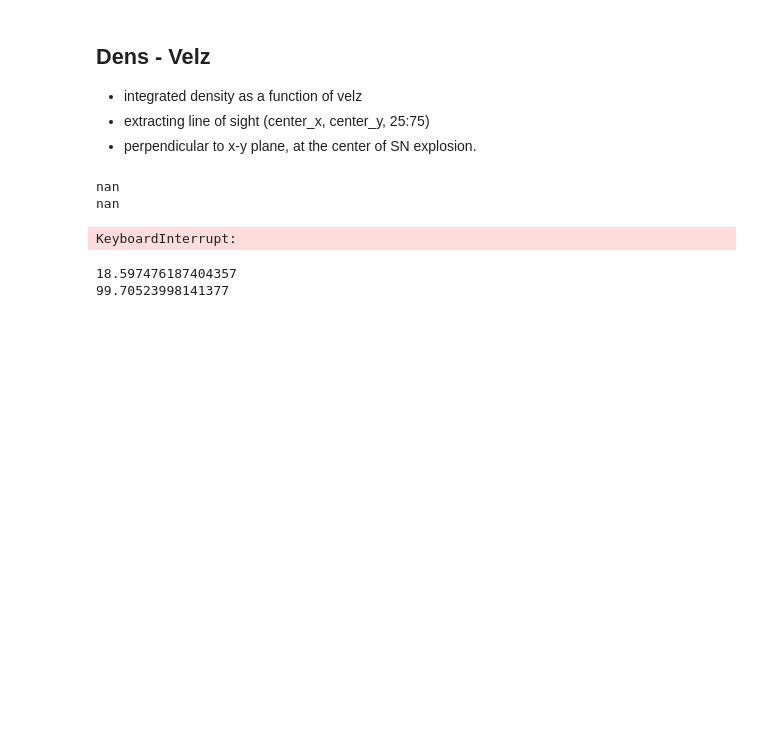
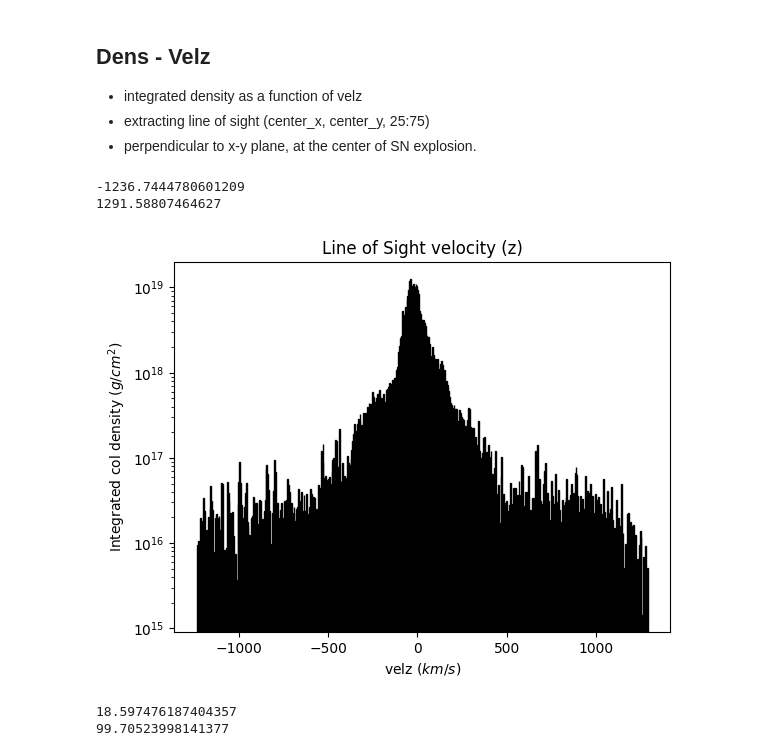
Before and after one commit to Joycelyn-Chen/AstroSegTrack, a Jupyter notebook: analysis/SB230/shockwave_vel.ipynb, the cells around one changed output. Drawn from its saved outputs; the diff is of its cells as text; code cells hidden in the pictures; blank space fills up the shorter version.

```diff
--- a/analysis/SB230/shockwave_vel.ipynb
+++ b/analysis/SB230/shockwave_vel.ipynb
@@ -358,50 +364,58 @@ plt.show()
 - integrated density as a function of velz
 - extracting line of sight (center_x, center_y, 25:75)
 - perpendicular to x-y plane, at the center of SN explosion.
+# %%
+# integrating all velz and dens in the ring masks
+velz_acc = []
+dens_acc = []
+
+for z in range(upper_b - lower_b):
+    velz_acc.extend(ringed_stack[z]['velz'])
+    dens_acc.extend(ringed_stack[z]['dens'])
 # %%
 # at center coordinates
 
-LoS_velz = velz_roi #new_velz[center_x, center_y, 25:75].T[::]
-LoS_coldens = dens_roi #new_dens[center_x, center_y, 25:75].T[::]
+LoS_velz = velz_acc #velz_roi #new_velz[center_x, center_y, 25:75].T[::]
+LoS_coldens = dens_acc # dens_roi #new_dens[center_x, center_y, 25:75].T[::]
 
 print(np.min(LoS_velz))
 print(np.max(LoS_velz))
 
 sortidx = np.argsort(LoS_velz)
-sorted_velz = LoS_velz[sortidx]
-sorted_dens = LoS_coldens[sortidx]
+sorted_velz = np.array(LoS_velz)[sortidx]
+sorted_dens = np.array(LoS_coldens)[sortidx]
 
-bins = np.linspace(sorted_velz.min(), sorted_velz.max(), 500)  # 21 bins means 22 edges
+bins = np.linspace(int(sorted_velz.min()), int(sorted_velz.max()), 500)  # 21 bins means 22 edges
 bin_centers = 0.5 * (bins[:-1] + bins[1:])  # Calculate bin centers for plotting
 
 indices = np.digitize(sorted_velz, bins)
 
 binned_densities = np.zeros(len(bins)-1)
 for i in range(1, len(bins)):
     binned_densities[i-1] = sorted_dens[indices == i].sum()
 
 fig, ax = plt.subplots()
 ax.bar(bin_centers, binned_densities, width=np.diff(bins), edgecolor='black', align='center')
 ax.set_xlabel('velz ($km/s$)')
 ax.set_ylabel('Integrated col density ($g/cm^2$)')
 ax.set_title('Line of Sight velocity (z)')
 ax.set_yscale('log')
-ax.set_xlim(-200, 200)
+# ax.set_xlim(-200, 200)
 # plt.savefig("LoS.png")
 
 
 # fig, ax = plt.subplots()
 # ax.plot(sorted_velz, sorted_dens, 'k-')
 # ax.set_xlabel('$v_z$')
 # ax.set_ylabel('column density (cm$^{-2}$)')
 # ax.set_xlim(-7.5, 0)
 # # ax.set_yscale('log')
 
 # fig.savefig('dens_velz.png')
 # %% [output]
-nan
-nan
+-1236.7444780601209
+1291.58807464627
-KeyboardInterrupt:
+[figure, added]
 # %%
 LoS_velz = new_velz[30, center_y, 25:75].T[::]
 LoS_coldens = new_dens[30, center_y, 25:75].T[::]
```
Also changed, not shown: parts of 5 cells of this notebook.
